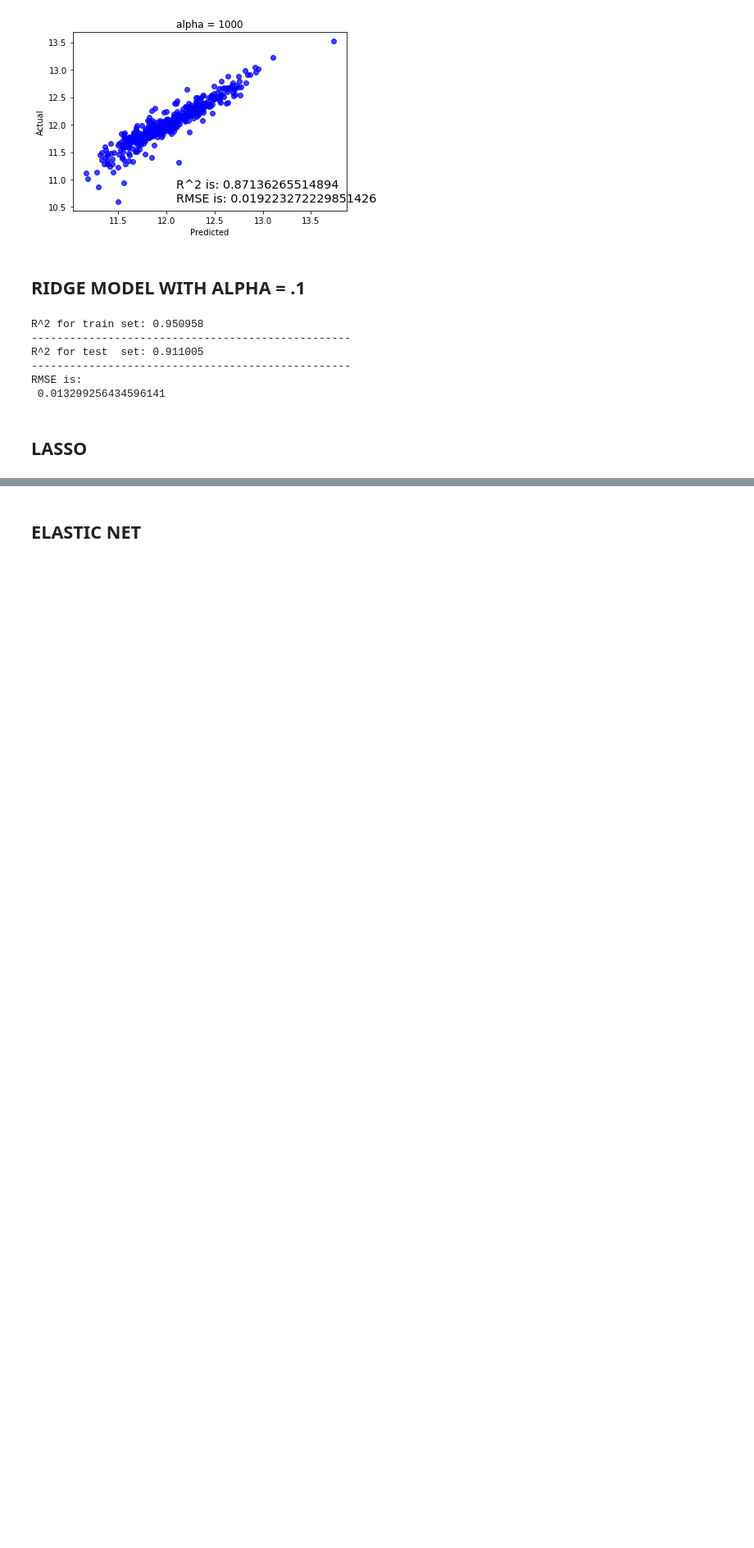
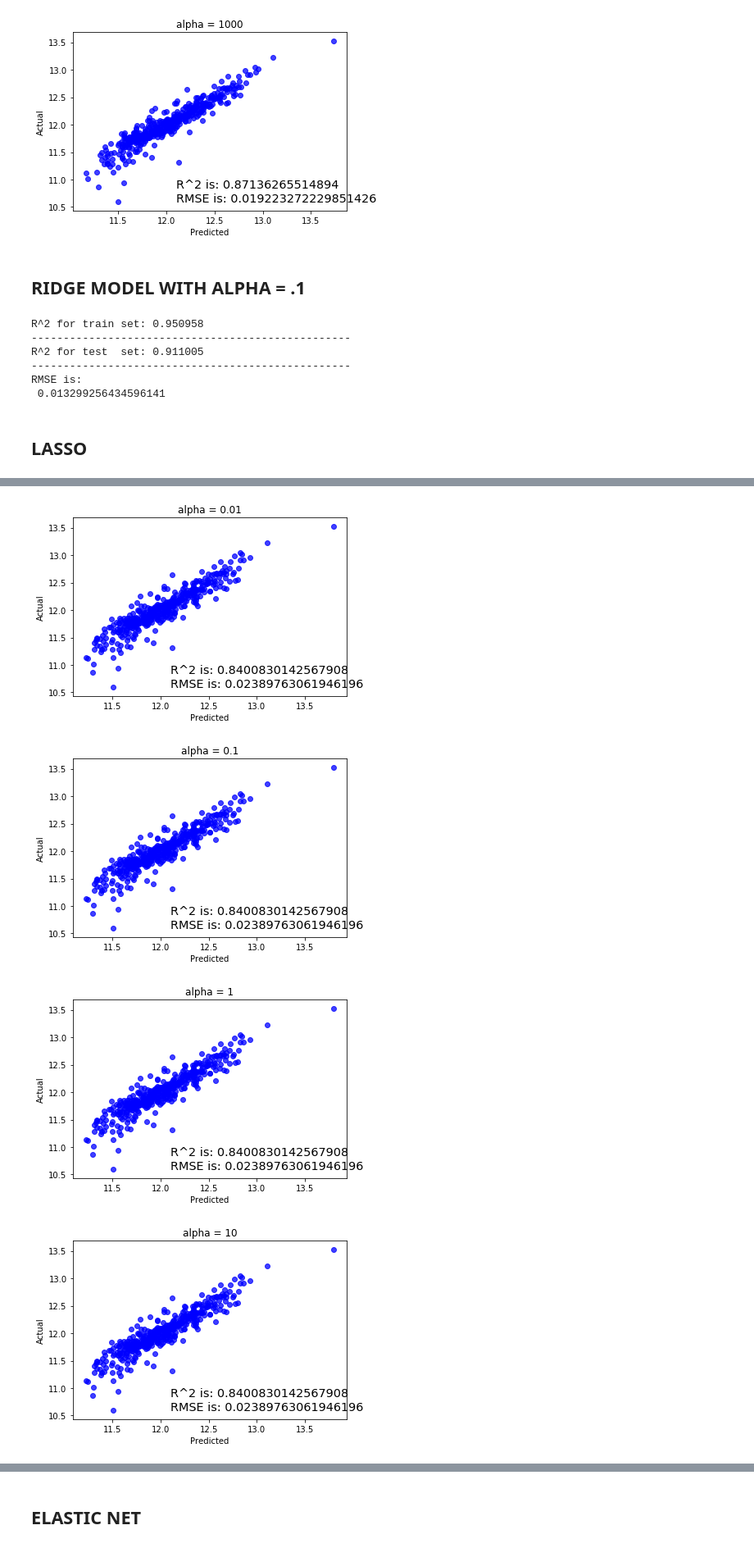
Before and after one commit to brandtg28/kaggle_housing_prices, a Jupyter notebook: model.ipynb, the cells around one changed output, grey strips where cells are left out. Shown at 82% size. Saved outputs shown, nothing was run; the diff lists cells and outputs as text; code cells hidden in the pictures; blank space fills up the shorter version.

```diff
--- a/model.ipynb
+++ b/model.ipynb
@@ -112,0 +108,10 @@ NameError: name 'r2_score' is not defined
+# %%
+ls = Lasso(alpha=.1)
+lm_lasso = ls.fit(X_train, y_train)
+lasso_predict = lm_lasso.predict(X_test)
+
+print("R^2 for train set: %f" %lm_lasso.score(X_train, y_train))
+print('-'*50)
+print("R^2 for test  set: %f" %lm_lasso.score(X_test, y_test))
+print('-'*50)
+print ('RMSE is: \n', mean_squared_error(y_test, lasso_predict))
@@ -112,0 +125,22 @@ NameError: name 'r2_score' is not defined
+# %%
+actual_values=y_test
+for i in range (-2, 4):
+    alpha = 10**i
+    ls = linear_model.Lasso(alpha=.1)
+    lm_lasso = ls.fit(X_train, y_train)
+    lasso_predict = lm_lasso.predict(X_test)
+
+    plt.scatter(lasso_predict, actual_values, alpha=.75, color='b')
+    plt.xlabel('Predicted')
+    plt.ylabel('Actual')
+    plt.title('alpha = {}'.format(alpha))
+    overlay = 'R^2 is: {}\nRMSE is: {}'.format(
+                    lm_lasso.score(X_test, y_test),
+                    mean_squared_error(y_test, lasso_predict))
+    plt.annotate(s=overlay,xy=(12.1,10.6),size='x-large')
+    plt.show()
+# %% [output]
+[figure, added]
+[figure, added]
+[figure, added]
+[figure, added]
```
Also changed, not shown: parts of 8 cells of this notebook.
